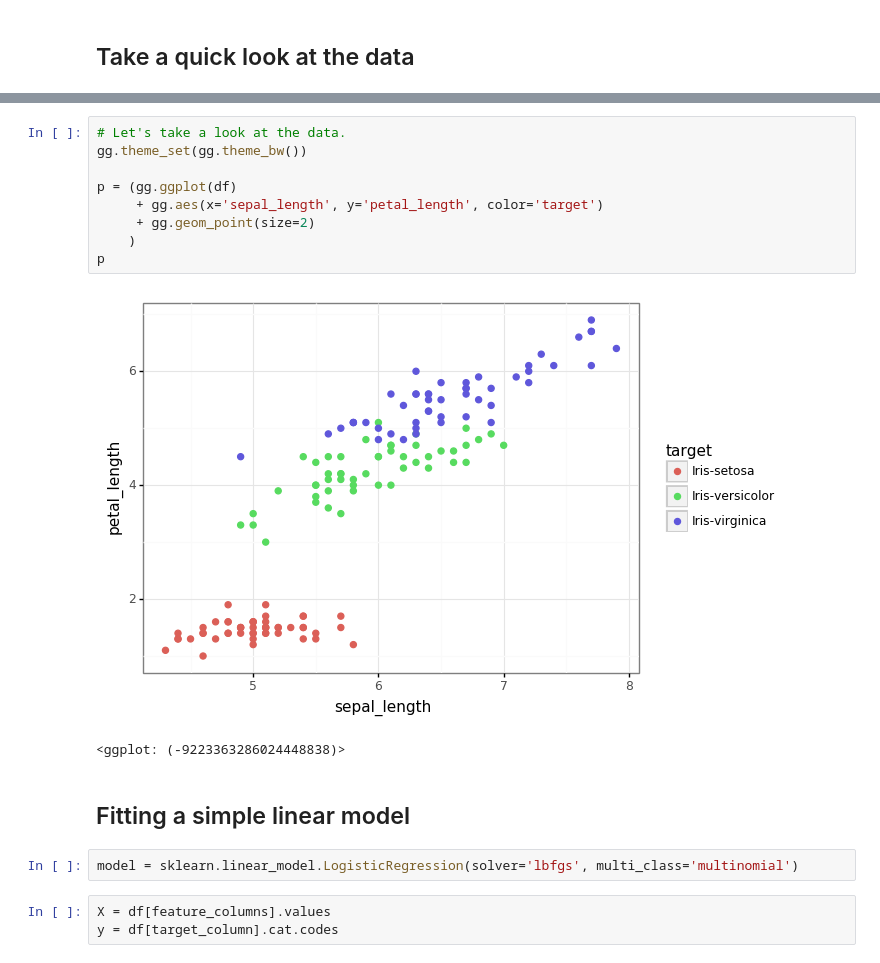
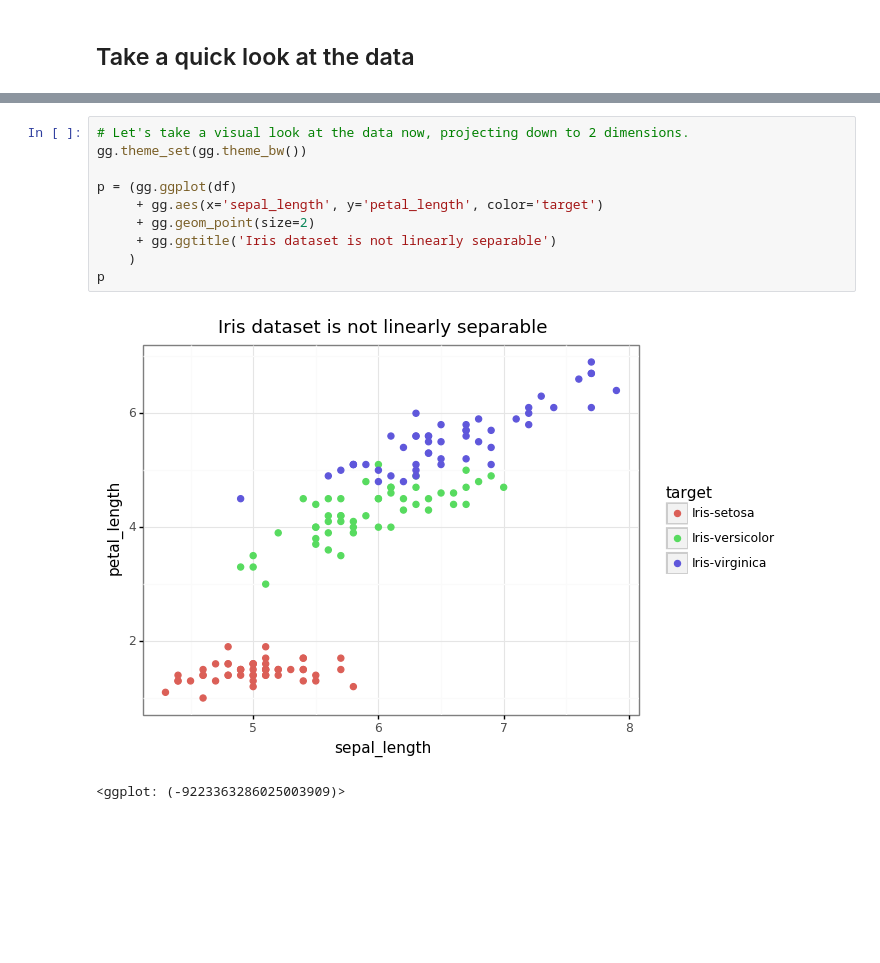
Before and after one commit to aslanides/aslanides.github.io, a Jupyter notebook: colabs/2019-09-24-pandas-basics-iris.ipynb, the cells around one changed output, grey strips where cells are left out. Cells and saved outputs as stored; diff of their text form; blank space fills up the shorter version.

```diff
--- a/colabs/2019-09-24-pandas-basics-iris.ipynb
+++ b/colabs/2019-09-24-pandas-basics-iris.ipynb
@@ -76,19 +84,13 @@ memory usage: 6.1 KB
 # %%
-# Let's take a look at the data.
+# Let's take a visual look at the data now, projecting down to 2 dimensions.
 gg.theme_set(gg.theme_bw())
 
 p = (gg.ggplot(df)
      + gg.aes(x='sepal_length', y='petal_length', color='target')
      + gg.geom_point(size=2)
+     + gg.ggtitle('Iris dataset is not linearly separable')
     )
 p
 # %% [output]
-[figure, old version]
+[figure, new version]
-<ggplot: (-9223363286024448838)>
+<ggplot: (-9223363286025003909)>
-# %% [markdown]
-## Fitting a simple linear model
-# %%
-model = sklearn.linear_model.LogisticRegression(solver='lbfgs', multi_class='multinomial')
-# %%
-X = df[feature_columns].values
-y = df[target_column].cat.codes
```
Also changed, not shown: parts of 13 cells of this notebook.
